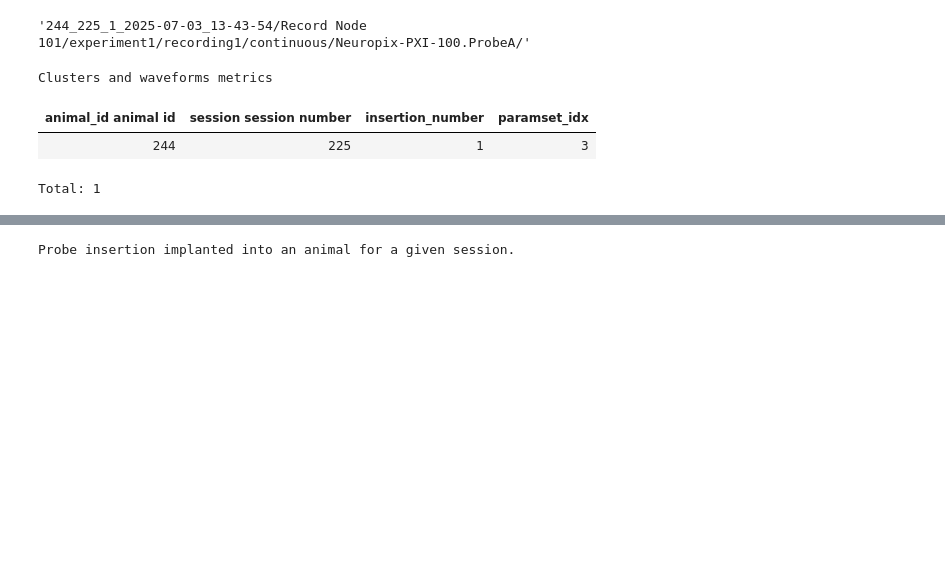
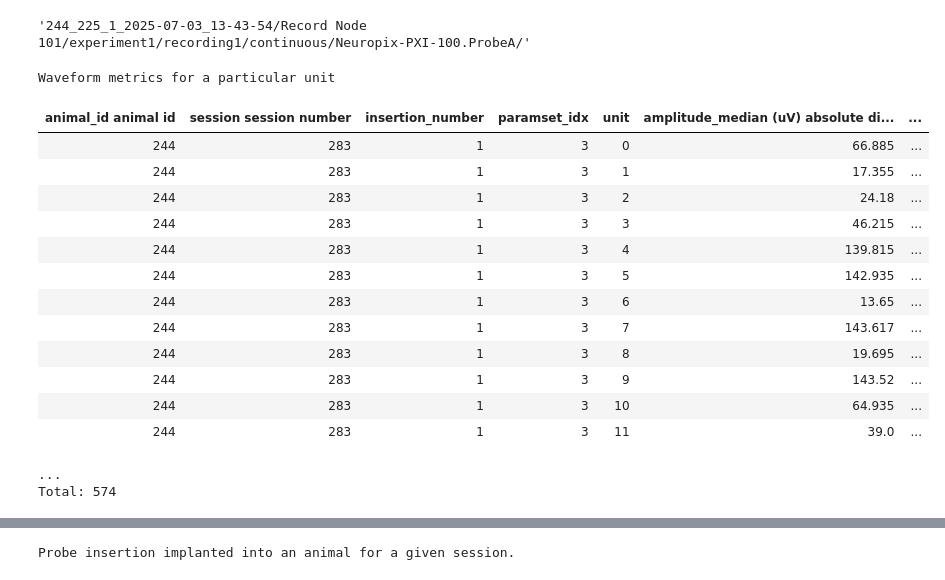
Before and after one commit to ef-lab/element-array-ephys, a Jupyter notebook: test_npx_pipe (1).ipynb, the cells around one changed output, grey strips where cells are left out. Saved outputs shown, nothing was run; the diff lists cells and outputs as text; code cells hidden in the pictures; blank space fills up the shorter version.

Commit message:
will correctly populate Quality Metrics from Spike Interface

```diff
--- a/test_npx_pipe (1).ipynb
+++ b/test_npx_pipe (1).ipynb
@@ -72,12 +78,24 @@ string
 <re.Match object; span=(0, 104), match='244_225_1_2025-07-03_13-43-54/Record Node 101/exp>
 '244_225_1_2025-07-03_13-43-54/Record Node 101/experiment1/recording1/continuous/Neuropix-PXI-100.ProbeA/'
 # %%
-ephys.QualityMetrics()
+ephys.QualityMetrics.
 # %% [output]
-Clusters and waveforms metrics
+Waveform metrics for a particular unit
-| animal_id animal id | session session number | insertion_number | paramset_idx |
-| 244 | 225 | 1 | 3 |
+| animal_id animal id | session session number | insertion_number | paramset_idx | unit | amplitude_median (uV) absolute di... | ... |
+| 244 | 283 | 1 | 3 | 0 | 66.885 | ... |
+| 244 | 283 | 1 | 3 | 1 | 17.355 | ... |
+| 244 | 283 | 1 | 3 | 2 | 24.18 | ... |
+| 244 | 283 | 1 | 3 | 3 | 46.215 | ... |
+| 244 | 283 | 1 | 3 | 4 | 139.815 | ... |
+| 244 | 283 | 1 | 3 | 5 | 142.935 | ... |
+| 244 | 283 | 1 | 3 | 6 | 13.65 | ... |
+| 244 | 283 | 1 | 3 | 7 | 143.617 | ... |
+| 244 | 283 | 1 | 3 | 8 | 19.695 | ... |
+| 244 | 283 | 1 | 3 | 9 | 143.52 | ... |
+| 244 | 283 | 1 | 3 | 10 | 64.935 | ... |
+| 244 | 283 | 1 | 3 | 11 | 39.0 | ... |
-Total: 1
+...
+Total: 574
 # %%
 ephys.QualityMetrics.Cluster()
 # %% [output]
```
Also changed, not shown: parts of 14 cells of this notebook, 1 other file.
